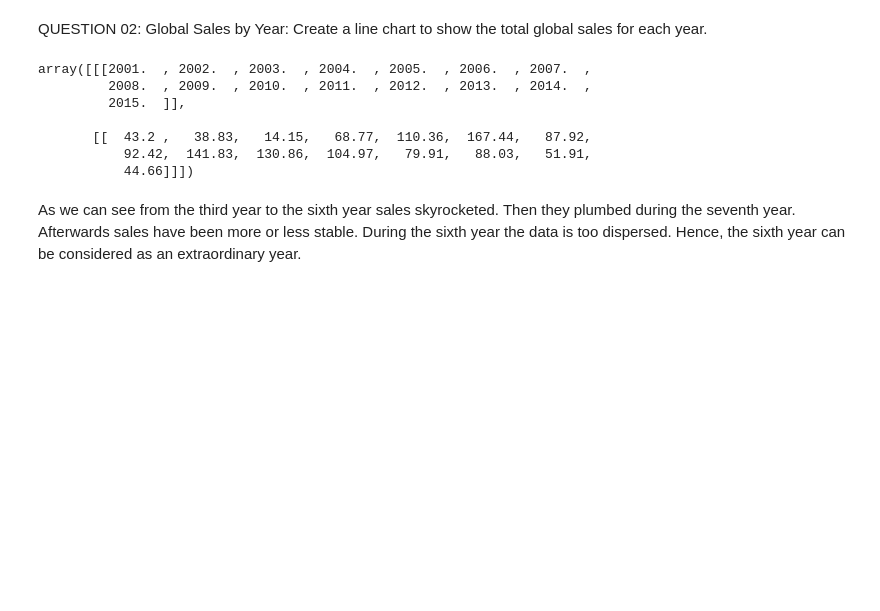
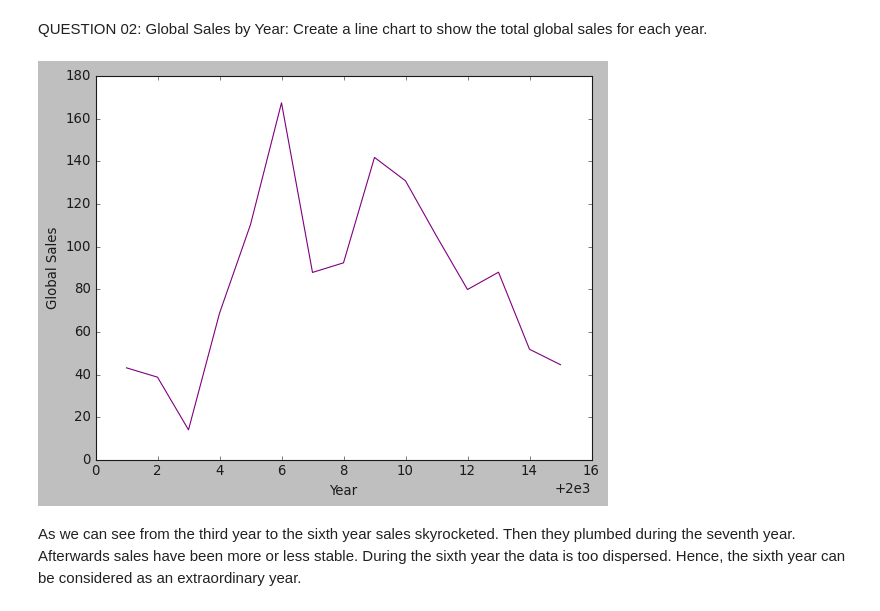
Before and after one commit to 3Grey6Jedi9/Data-Analysis-Project-06, a Jupyter notebook: Video Game Sales.ipynb, the cells around one changed output. Cells and saved outputs as stored; diff of their text form; code cells hidden in the pictures; blank space fills up the shorter version.

```diff
--- a/Video Game Sales.ipynb
+++ b/Video Game Sales.ipynb
@@ -69,39 +69,41 @@ Besides as we can see all the Publishers sell approximately the same in all regi
 # %% [markdown]
 QUESTION 02: Global Sales by Year: Create a line chart to show the total global sales for each year.
 # %%
-#sns.lineplot(data=video_game, x='Year', y='Global_Sales', markers=True, err_style="bars")
-#plt.show() Use an array two dimensions (matrix)
 year_sales = video_game[['Year','Global_Sales']].sort_values(by='Year')
 sales_01 = sum(np.array(year_sales[year_sales['Year'] == 2001]['Global_Sales']))
 sales_02 = sum(np.array(year_sales[year_sales['Year'] == 2002]['Global_Sales']))
 sales_03 = sum(np.array(year_sales[year_sales['Year'] == 2003]['Global_Sales']))
 sales_04 = sum(np.array(year_sales[year_sales['Year'] == 2004]['Global_Sales']))
 sales_05 = sum(np.array(year_sales[year_sales['Year'] == 2005]['Global_Sales']))
 sales_06 = sum(np.array(year_sales[year_sales['Year'] == 2006]['Global_Sales']))
 sales_07 = sum(np.array(year_sales[year_sales['Year'] == 2007]['Global_Sales']))
 sales_08 = sum(np.array(year_sales[year_sales['Year'] == 2008]['Global_Sales']))
 sales_09 = sum(np.array(year_sales[year_sales['Year'] == 2009]['Global_Sales']))
 sales_10 = sum(np.array(year_sales[year_sales['Year'] == 2010]['Global_Sales']))
 sales_11 = sum(np.array(year_sales[year_sales['Year'] == 2011]['Global_Sales']))
 sales_12 = sum(np.array(year_sales[year_sales['Year'] == 2012]['Global_Sales']))
 sales_13 = sum(np.array(year_sales[year_sales['Year'] == 2013]['Global_Sales']))
 sales_14 = sum(np.array(year_sales[year_sales['Year'] == 2014]['Global_Sales']))
 sales_15 = sum(np.array(year_sales[year_sales['Year'] == 2015]['Global_Sales']))
 
 years_values = [2001, 2002, 2003, 2004, 2005, 2006, 2007, 2008, 2009, 2010, 2011, 2012, 2013, 2014, 2015]
 sales_values = [sales_01, sales_02, sales_03, sales_04, sales_05, sales_06, sales_07, sales_08, sales_09, sales_10, sales_11, sales_12, sales_13, sales_14, sales_15]
 
-year_sales_data = np.array([[years_values],[sales_values]])
+year_sales_data = np.array([years_values, sales_values])
 
-year_sales_data
+year_sales_data.T
+
+final_data = pd.DataFrame(year_sales_data.T)
+
+final_data.rename(columns={0:'Year', 1:'Global Sales'}, inplace=True)
+
+final_data
+
+sns.lineplot(data=final_data, x='Year', y='Global Sales', markers=True, color='Purple')
+
+plt.show()
 # %% [output]
-array([[[2001.  , 2002.  , 2003.  , 2004.  , 2005.  , 2006.  , 2007.  ,
-         2008.  , 2009.  , 2010.  , 2011.  , 2012.  , 2013.  , 2014.  ,
-         2015.  ]],
-
-       [[  43.2 ,   38.83,   14.15,   68.77,  110.36,  167.44,   87.92,
-           92.42,  141.83,  130.86,  104.97,   79.91,   88.03,   51.91,
-           44.66]]])
+[figure, added]
 # %% [markdown]
 As we can see from the third year to the sixth year sales skyrocketed. Then they  plumbed during the seventh year. Afterwards sales have been more or less stable. During the sixth year the data is too dispersed. Hence, the sixth year can be considered as an extraordinary year.
 # %% [markdown]
```
